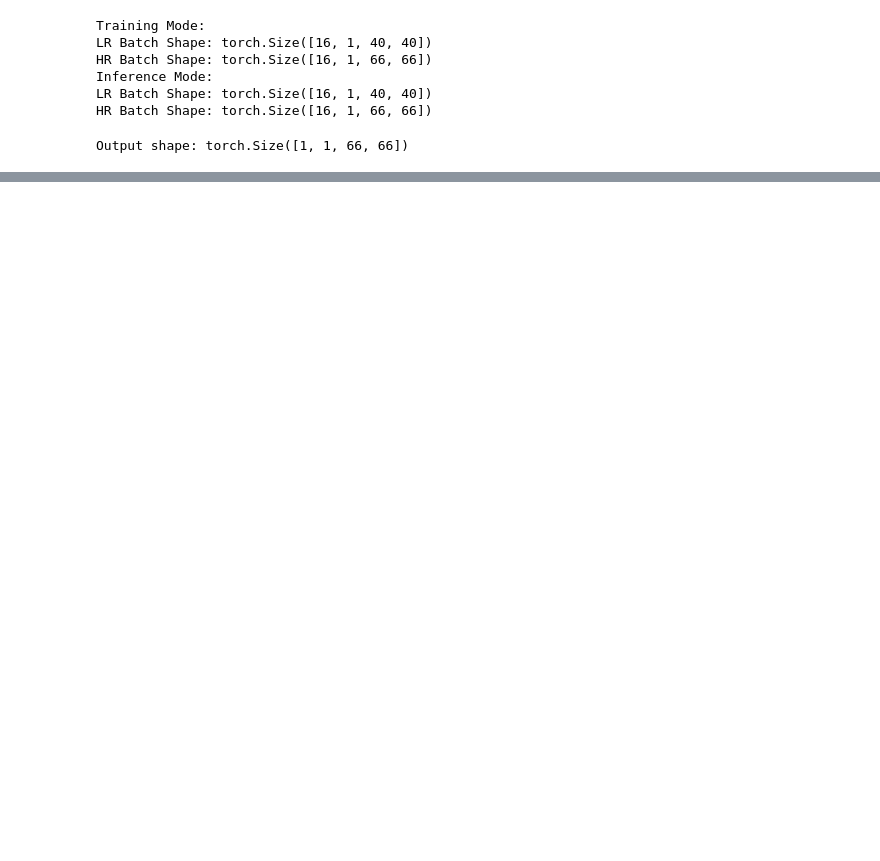
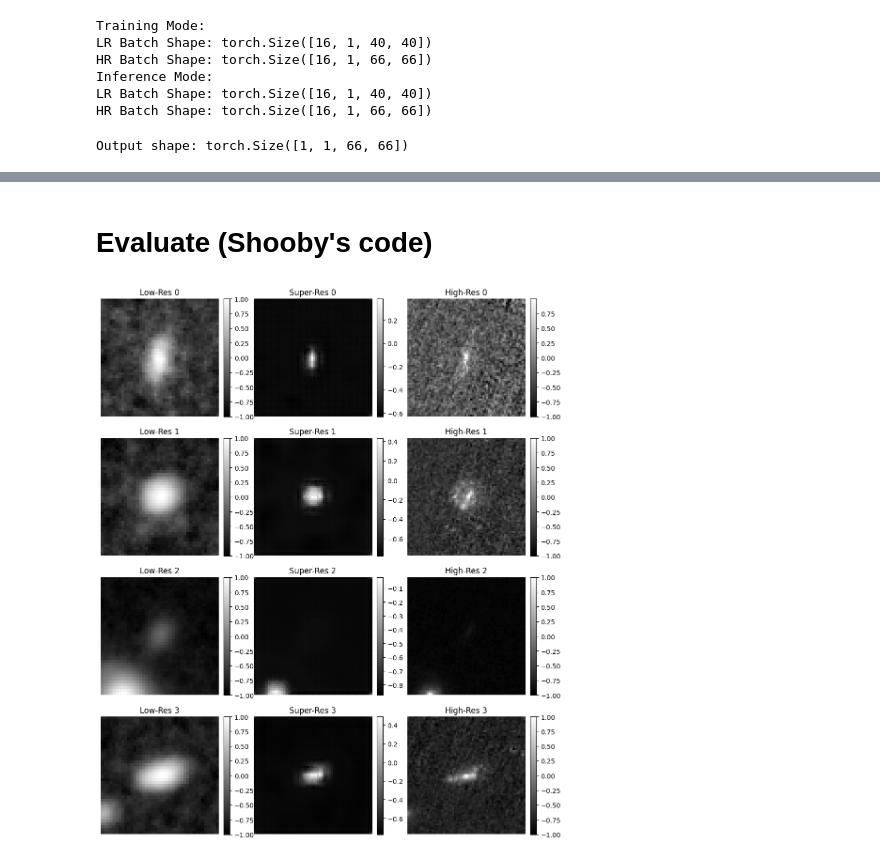
Before and after one commit to xoubish/superNISP, a Jupyter notebook: code/SR_GAN.ipynb, the cells around one changed output, grey strips where cells are left out. Drawn from its saved outputs; the diff is of its cells as text; code cells hidden in the pictures; blank space fills up the shorter version.

Commit message:
Works with numpy but weird artifacts

```diff
--- a/code/SR_GAN.ipynb
+++ b/code/SR_GAN.ipynb
@@ -540,7 +490,7 @@ device = torch.device("cuda" if torch.cuda.is_available() else "cpu")
 model.to(device)
 
 # Number of epochs
-num_epochs = 3
+num_epochs = 30
 
 # Train-Test Dataloaders
 train_loader = DataLoader(
@@ -592 +553,3 @@ Epoch [3/3], Loss: 0.066200, Time: 1047.61s
 Model saved successfully!
+# %% [markdown]
+# Evaluate (Shooby's code)
@@ -592,0 +585,46 @@ Model saved successfully!
+# %%
+# Select a random batch **without loading all**
+random_batch_idx = random.randint(0, len(test_loader) - 1)
+for i, (lr_batch, hr_batch) in enumerate(test_loader):
+    if i == random_batch_idx:
+        break
+
+lr_batch, hr_batch = lr_batch.to(device), hr_batch.to(device)
+
+# Generate super-resolution images using AMP (faster)
+with torch.no_grad(), torch.cuda.amp.autocast():
+    t_test = torch.zeros((lr_batch.shape[0],), dtype=torch.long, device=device)  # t=0 for final reconstruction
+    sr_batch = model(lr_batch, t_test).cpu()  # Move back to CPU
+
+# Convert tensors to NumPy for visualization
+lr_batch_np = lr_batch.cpu().squeeze().numpy()
+sr_batch_np = sr_batch.cpu().squeeze().numpy()
+hr_batch_np = hr_batch.cpu().squeeze().numpy()
+
+# Plot results
+num_images = min(4, lr_batch.shape[0])
+fig, axes = plt.subplots(num_images, 3, figsize=(10, 12))
+
+for i in range(num_images):
+    # Low-Resolution Image
+    img1 = axes[i, 0].imshow(lr_batch_np[i], cmap='gray')
+    axes[i, 0].set_title(f"Low-Res {i}")
+    axes[i, 0].axis("off")
+    fig.colorbar(img1, ax=axes[i, 0], fraction=0.046, pad=0.04)
+
+    # Super-Resolved Image
+    img2 = axes[i, 1].imshow(sr_batch_np[i], cmap='gray')
+    axes[i, 1].set_title(f"Super-Res {i}")
+    axes[i, 1].axis("off")
+    fig.colorbar(img2, ax=axes[i, 1], fraction=0.046, pad=0.04)
+
+    # High-Resolution Image (Ground Truth)
+    img3 = axes[i, 2].imshow(hr_batch_np[i], cmap='gray')
+    axes[i, 2].set_title(f"High-Res {i}")
+    axes[i, 2].axis("off")
+    fig.colorbar(img3, ax=axes[i, 2], fraction=0.046, pad=0.04)
+
+plt.tight_layout()
+plt.show()
+# %% [output]
+[figure, added]
```
Also changed, not shown: parts of 26 cells of this notebook, 1 other file.
